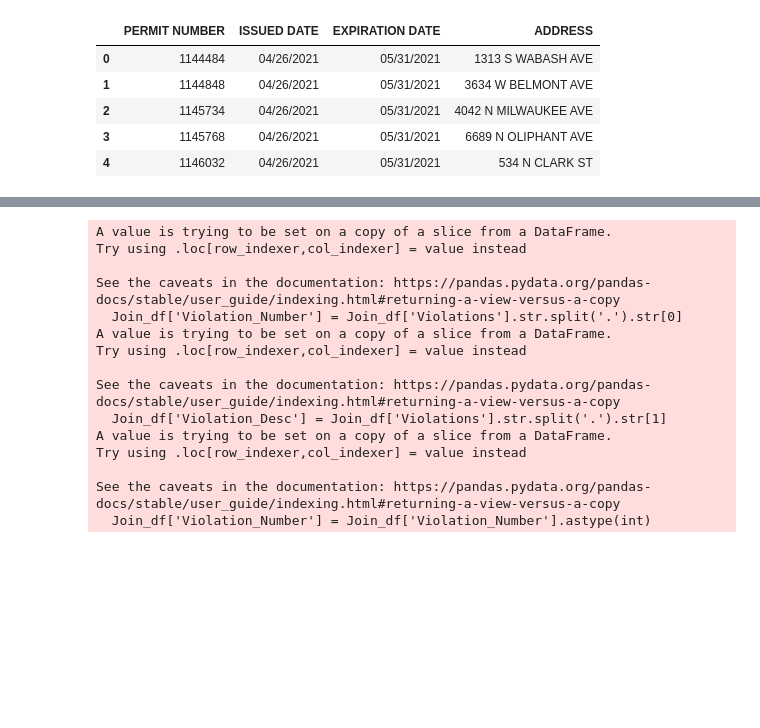
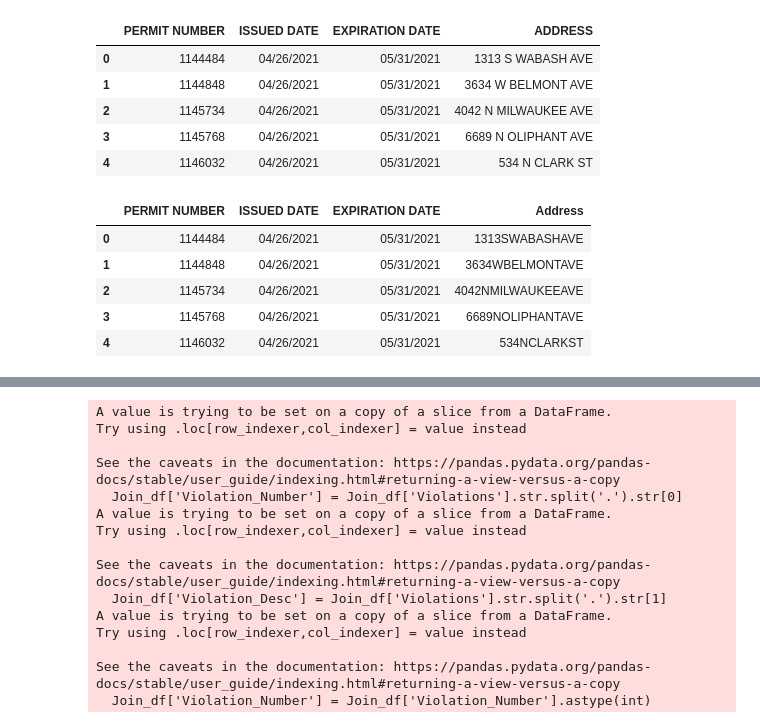
Before and after one commit to michellesimek/ETL_Project, a Jupyter notebook: project_EM.ipynb, the cells around one changed output, grey strips where cells are left out. Cells and saved outputs as stored; diff of their text form; code cells hidden in the pictures; blank space fills up the shorter version.

```diff
--- a/project_EM.ipynb
+++ b/project_EM.ipynb
@@ -98,3 +79,12 @@ sidewalk_df['Address'] = sidewalk_df['Address'].str.replace(' ', '')
+# %%
+sidewalk_df.head()
+# %% [output]
+|  | PERMIT NUMBER | ISSUED DATE | EXPIRATION DATE | Address |
+| 0 | 1144484 | 04/26/2021 | 05/31/2021 | 1313SWABASHAVE |
+| 1 | 1144848 | 04/26/2021 | 05/31/2021 | 3634WBELMONTAVE |
+| 2 | 1145734 | 04/26/2021 | 05/31/2021 | 4042NMILWAUKEEAVE |
+| 3 | 1145768 | 04/26/2021 | 05/31/2021 | 6689NOLIPHANTAVE |
+| 4 | 1146032 | 04/26/2021 | 05/31/2021 | 534NCLARKST |
 # %%
 Join_df = sidewalk_df.merge(food_df, how= "inner", on='Address')
 Join_df
```
Also changed, not shown: parts of 19 cells of this notebook.
